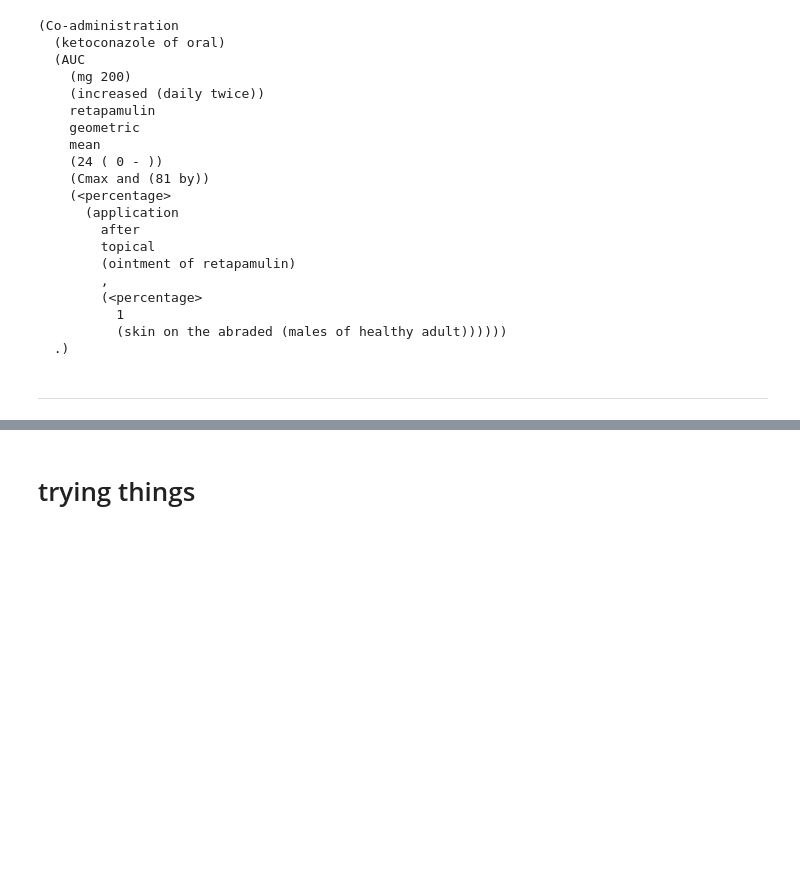
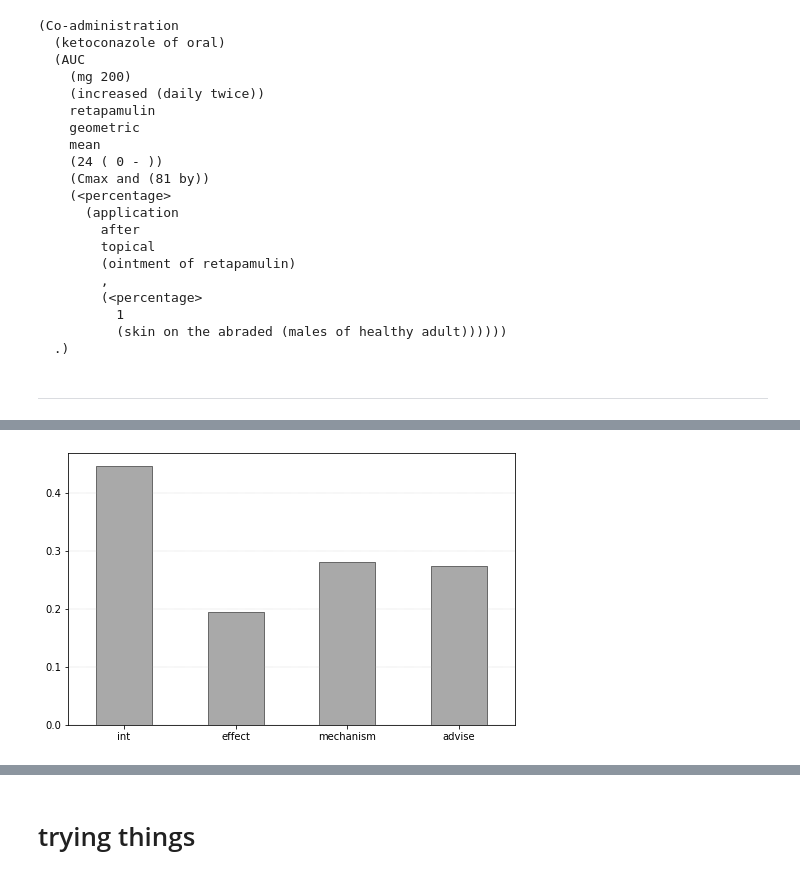
Before and after one commit to mponsclo/Advanced_Human_Language_Technologies, a Jupyter notebook: 2. DDI/EDA.ipynb, the cells around one changed output, grey strips where cells are left out. Cells and saved outputs as stored; diff of their text form; code cells hidden in the pictures; blank space fills up the shorter version.

```diff
--- a/2. DDI/EDA.ipynb
+++ b/2. DDI/EDA.ipynb
@@ -237,0 +286,12 @@ df.head()
+# %%
+# e1 is an NNP
+df1 = pd.DataFrame({'lab' : ['int', 'effect', 'mechanism', 'advise'], 'Count' : [df_int.loc[df['e1_tag']=='NNP'].count()[0]/int_count,
+                                                                            df_effect.loc[df['e1_tag']=='NNP'].count()[0]/effect_count,
+                                                                            df_mechanism.loc[df['e1_tag']=='NNP'].count()[0]/mechanism_count,
+                                                                            df_advise.loc[df['e1_tag']=='NNP'].count()[0]/advise_count]})
+
+ax = df1.plot.bar(x='lab', y = 'Count', figsize = (8,5), rot=0, legend = False, color='darkgrey', edgecolor='dimgray')
+ax.set_xlabel("")
+ax.yaxis.grid(color='darkgrey', linestyle=':', linewidth=0.4)
+# %% [output]
+[figure, added]
```
Also changed, not shown: parts of 35 cells of this notebook, 1 other file.
